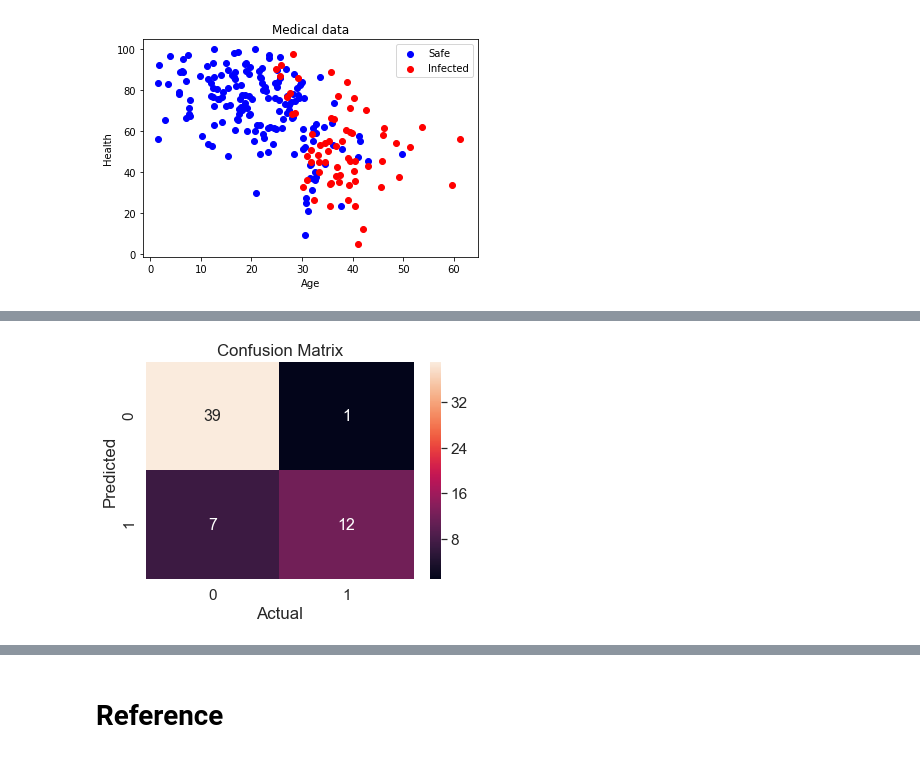
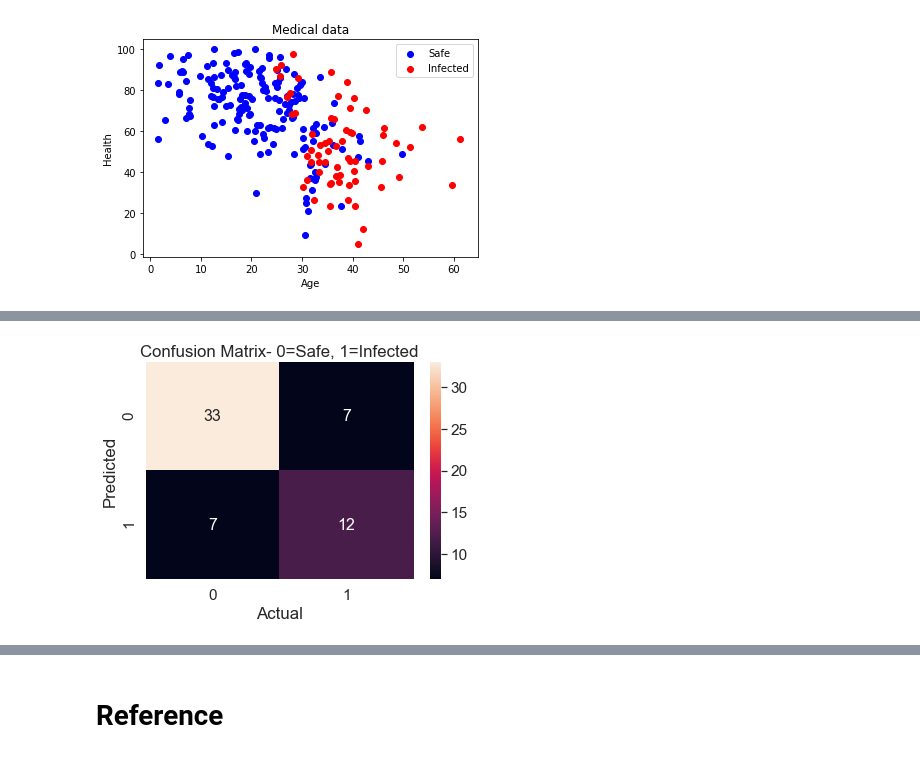
Before and after one commit to adityamanglik/OracleServiceCloud_MachineLearning, a Jupyter notebook: Regression.ipynb, the cells around one changed output, grey strips where cells are left out. Cells and saved outputs as stored; diff of their text form; code cells hidden in the pictures.

```diff
--- a/Regression.ipynb
+++ b/Regression.ipynb
@@ -55,11 +54,11 @@ plt.show()
 from sklearn.model_selection import train_test_split
 X_train, X_test, y_train, y_test = train_test_split(X, y, test_size = 0.25, random_state = 0)
 
-# Feature Scaling
-from sklearn.preprocessing import StandardScaler
-sc = StandardScaler()
-X_train = sc.fit_transform(X_train)
-X_test = sc.transform(X_test)
+# # Feature Scaling
+# from sklearn.preprocessing import StandardScaler
+# sc = StandardScaler()
+# X_train = sc.fit_transform(X_train)
+# X_test = sc.transform(X_test)
 # %%
 # Visualize dataset
 plt.scatter(X_train[:, 0], X_train[:, 1], color = 'green', label='Train')
@@ -82,16 +133,16 @@ y_pred = classifier.predict(X_test)
 # %%
 # Making the Confusion Matrix
 from sklearn.metrics import confusion_matrix
 import seaborn as sn
 
 cm = confusion_matrix(y_test, y_pred)
 df_cm = pd.DataFrame(cm, range(2), range(2))
 # plt.figure(figsize=(10,7))
 sn.set(font_scale=1.4) # for label size
 sn.heatmap(df_cm, annot=True, annot_kws={"size": 16}) # font size
 plt.ylabel('Predicted')
 plt.xlabel('Actual')
-plt.title('Confusion Matrix')
+plt.title('Confusion Matrix- 0=Safe, 1=Infected')
 plt.show()
 # %% [output]
-[figure, old version]
+[figure, new version]
```
Also changed, not shown: parts of 16 cells of this notebook.
